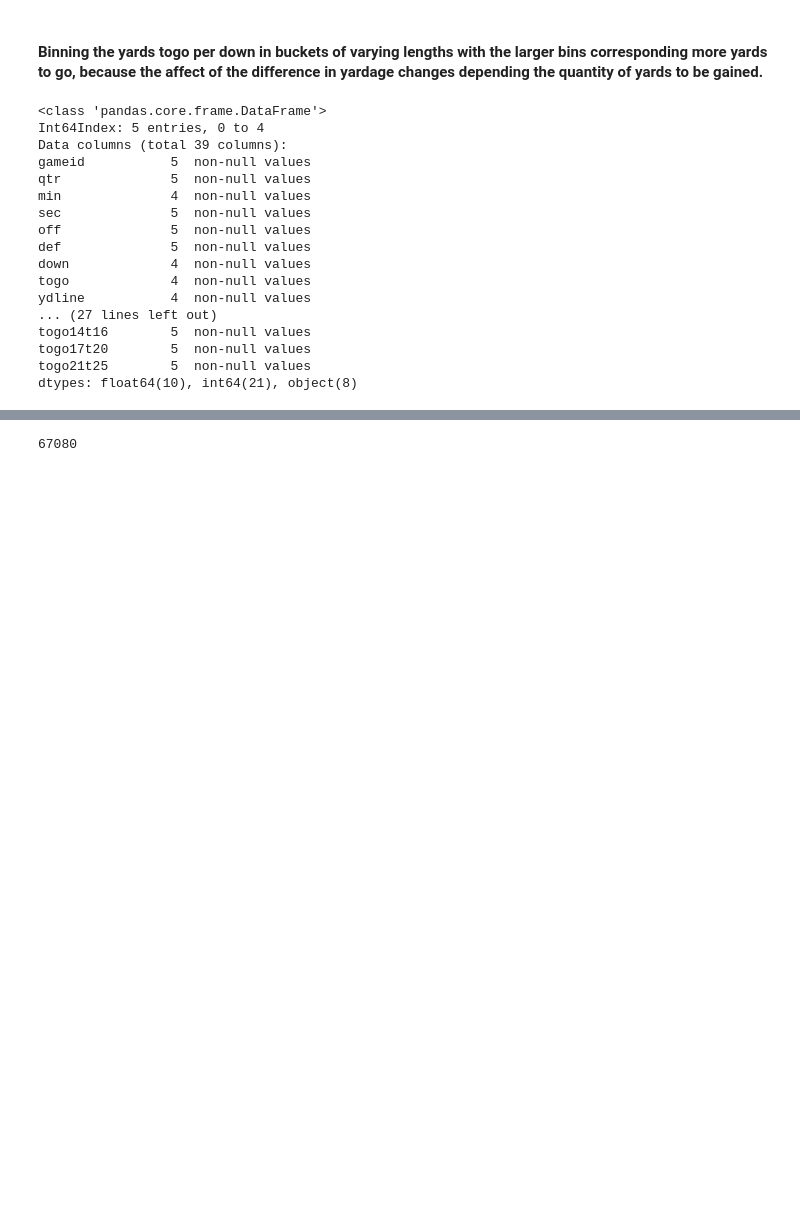
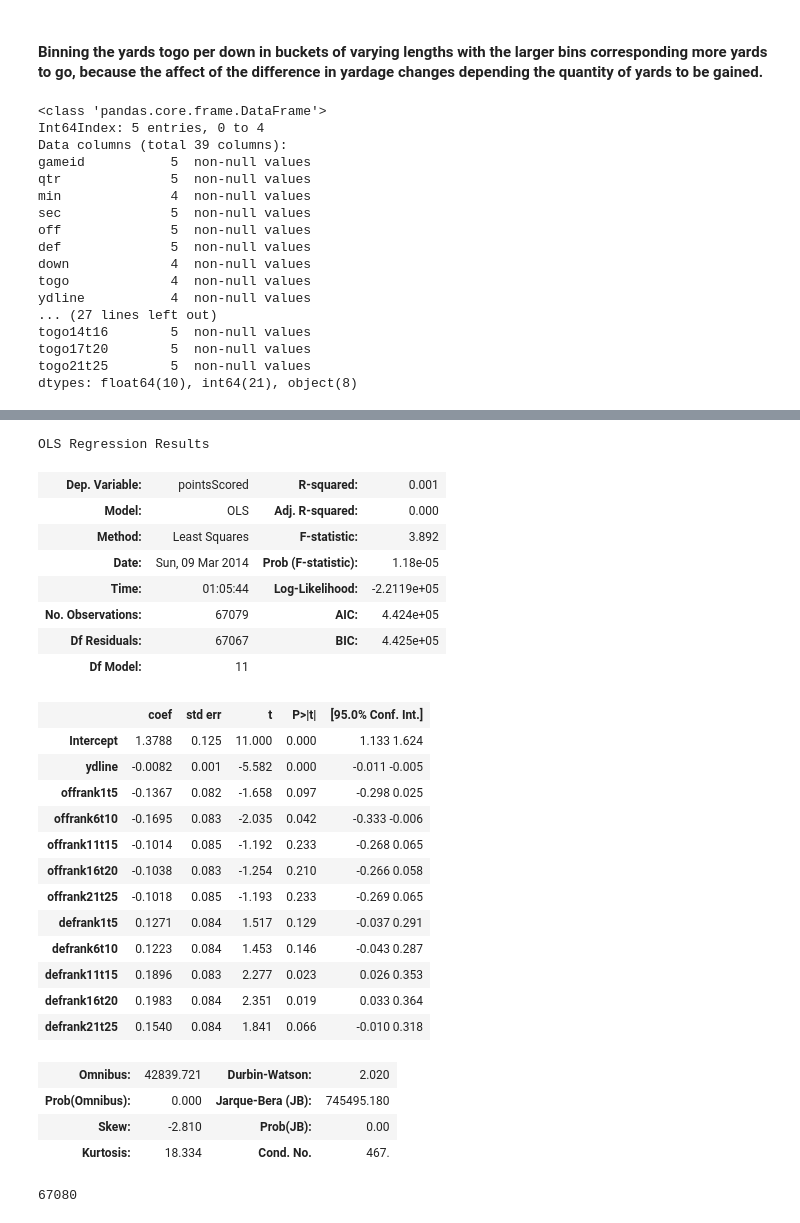
Before and after one commit to tomdawg86/Stat_222_NFL_Project, a Jupyter notebook: data_main.ipynb, the cells around one changed output, grey strips where cells are left out. Drawn from its saved outputs; the diff is of its cells as text; code cells hidden in the pictures; blank space fills up the shorter version.

Commit message:
Drive by drive dataset close to done.

```diff
--- a/data_main.ipynb
+++ b/data_main.ipynb
@@ -239,0 +238,10 @@ dtypes: float64(2), object(2)
+# %%
+firstPlay = down1.index.values
+firstPlay = np.array(firstPlay)
+lastPlay = firstPlay - 1
+lastPlay1 = lastPlay[1:len(lastPlay)]
+lastPlay2 = np.append(lastPlay1, (len(pbp_data)-1))
+lastPlays = pbp_data.ix[lastPlay2]
+#firstPlay[0:10]
+#lastPlays[['description', 'down']].head()
+len(down1) ==len(lastPlays)
@@ -239,0 +250,9 @@ dtypes: float64(2), object(2)
+# %%
+#lastPlays.rename(columns=lambda x: 'last_' + x, inplace=True)
+down1['mergeVals'] = np.arange(len(firstPlay))
+lastPlays['mergeVals'] = np.arange(len(firstPlay))
+driveByDrive = down1.merge(lastPlays, on = 'mergeVals')
+driveByDrive.ix[:,[0,8,81,9,82,10,83,11,84]].head()
+# %%
+driveByDrive['pointsScored'] = driveByDrive['last_offscore'] - driveByDrive['offscore']
+driveByDrive.ix[:,[0,8,81,9,82,10,83,11,84,109]].head()
@@ -240 +266,31 @@ dtypes: float64(2), object(2)
+# %%
+result = sm.ols(formula="pointsScored ~ ydline + offrank1t5 + offrank6t10 + offrank11t15 + offrank16t20 + offrank21t25 +defrank1t5 + defrank6t10 + defrank11t15 + defrank16t20 + defrank21t25", data=driveByDrive).fit()
+result.summary()
+# %% [output]
+OLS Regression Results
+| Dep. Variable: | pointsScored | R-squared: | 0.001 |
+| Model: | OLS | Adj. R-squared: | 0.000 |
+| Method: | Least Squares | F-statistic: | 3.892 |
+| Date: | Sun, 09 Mar 2014 | Prob (F-statistic): | 1.18e-05 |
+| Time: | 01:05:44 | Log-Likelihood: | -2.2119e+05 |
+| No. Observations: | 67079 | AIC: | 4.424e+05 |
+| Df Residuals: | 67067 | BIC: | 4.425e+05 |
+| Df Model: | 11 |  |  |
+|  | coef | std err | t | P>|t| | [95.0% Conf. Int.] |
+| Intercept | 1.3788 | 0.125 | 11.000 | 0.000 | 1.133 1.624 |
+| ydline | -0.0082 | 0.001 | -5.582 | 0.000 | -0.011 -0.005 |
+| offrank1t5 | -0.1367 | 0.082 | -1.658 | 0.097 | -0.298 0.025 |
+| offrank6t10 | -0.1695 | 0.083 | -2.035 | 0.042 | -0.333 -0.006 |
+| offrank11t15 | -0.1014 | 0.085 | -1.192 | 0.233 | -0.268 0.065 |
+| offrank16t20 | -0.1038 | 0.083 | -1.254 | 0.210 | -0.266 0.058 |
+| offrank21t25 | -0.1018 | 0.085 | -1.193 | 0.233 | -0.269 0.065 |
+| defrank1t5 | 0.1271 | 0.084 | 1.517 | 0.129 | -0.037 0.291 |
+| defrank6t10 | 0.1223 | 0.084 | 1.453 | 0.146 | -0.043 0.287 |
+| defrank11t15 | 0.1896 | 0.083 | 2.277 | 0.023 | 0.026 0.353 |
+| defrank16t20 | 0.1983 | 0.084 | 2.351 | 0.019 | 0.033 0.364 |
+| defrank21t25 | 0.1540 | 0.084 | 1.841 | 0.066 | -0.010 0.318 |
+| Omnibus: | 42839.721 | Durbin-Watson: | 2.020 |
+| Prob(Omnibus): | 0.000 | Jarque-Bera (JB): | 745495.180 |
+| Skew: | -2.810 | Prob(JB): | 0.00 |
+| Kurtosis: | 18.334 | Cond. No. | 467. |
 # %%
```
Also changed, not shown: parts of 5 cells of this notebook.
